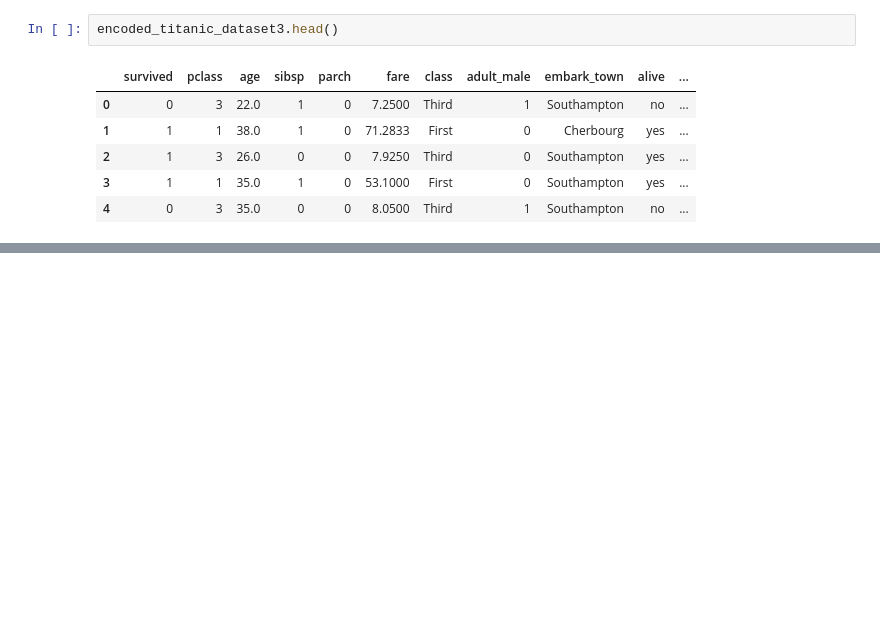
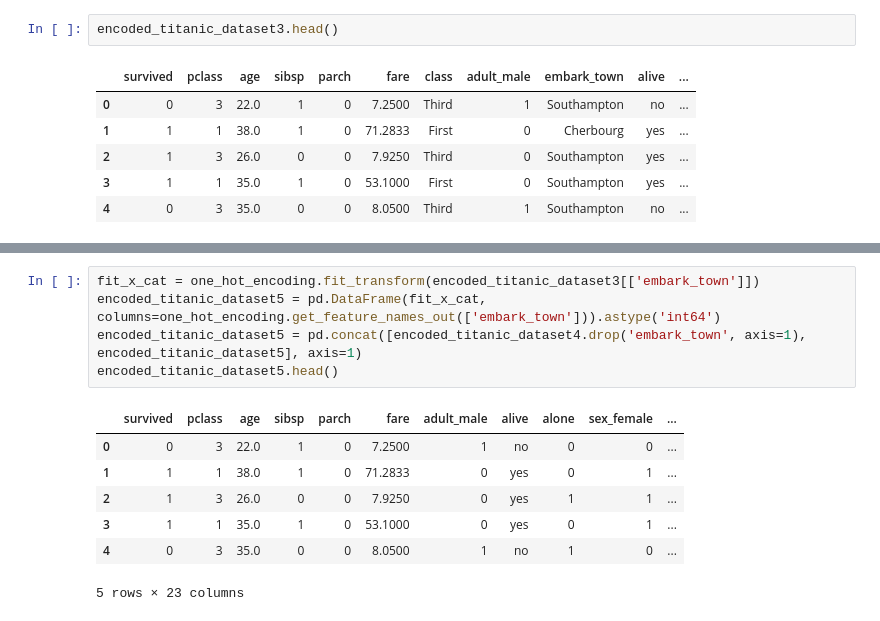
Before and after one commit to Md-Maruf-1727/Data-preprocessing-Practice, a Jupyter notebook: Data pre-processing part1/encoding2OneHot.ipynb, the cells around one changed output, grey strips where cells are left out. Drawn from its saved outputs; the diff is of its cells as text; blank space fills up the shorter version.

```diff
--- a/Data pre-processing part1/encoding2OneHot.ipynb
+++ b/Data pre-processing part1/encoding2OneHot.ipynb
@@ -267,0 +281,13 @@ encoded_titanic_dataset3.head()
+# %%
+fit_x_cat = one_hot_encoding.fit_transform(encoded_titanic_dataset3[['embark_town']])
+encoded_titanic_dataset5 = pd.DataFrame(fit_x_cat, columns=one_hot_encoding.get_feature_names_out(['embark_town'])).astype('int64')
+encoded_titanic_dataset5 = pd.concat([encoded_titanic_dataset4.drop('embark_town', axis=1), encoded_titanic_dataset5], axis=1)
+encoded_titanic_dataset5.head()
+# %% [output]
+|  | survived | pclass | age | sibsp | parch | fare | adult_male | alive | alone | sex_female | ... |
+| 0 | 0 | 3 | 22.0 | 1 | 0 | 7.2500 | 1 | no | 0 | 0 | ... |
+| 1 | 1 | 1 | 38.0 | 1 | 0 | 71.2833 | 0 | yes | 0 | 1 | ... |
+| 2 | 1 | 3 | 26.0 | 0 | 0 | 7.9250 | 0 | yes | 1 | 1 | ... |
+| 3 | 1 | 1 | 35.0 | 1 | 0 | 53.1000 | 0 | yes | 0 | 1 | ... |
+| 4 | 0 | 3 | 35.0 | 0 | 0 | 8.0500 | 1 | no | 1 | 0 | ... |
+5 rows × 23 columns
```
Also changed, not shown: parts of 2 cells of this notebook.
